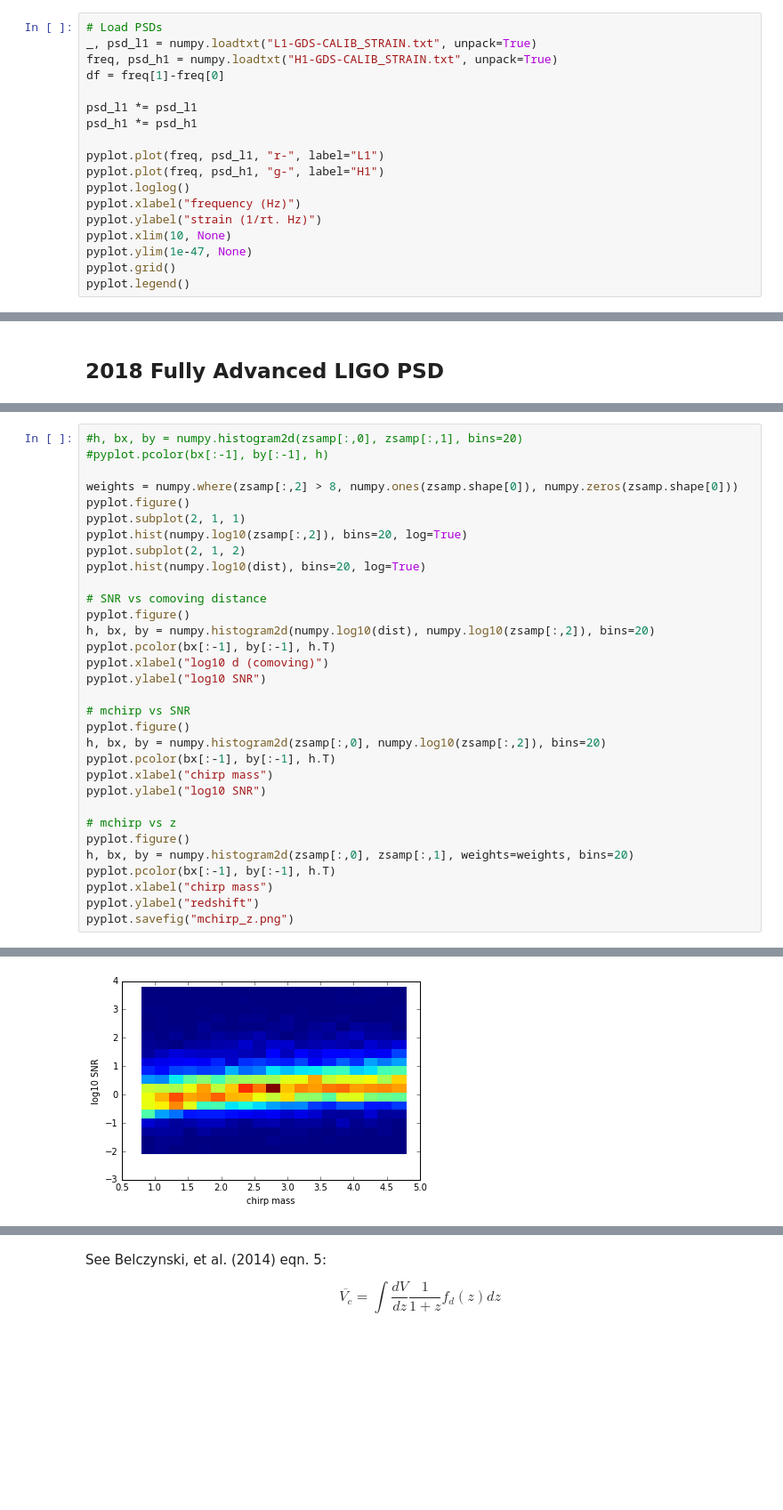
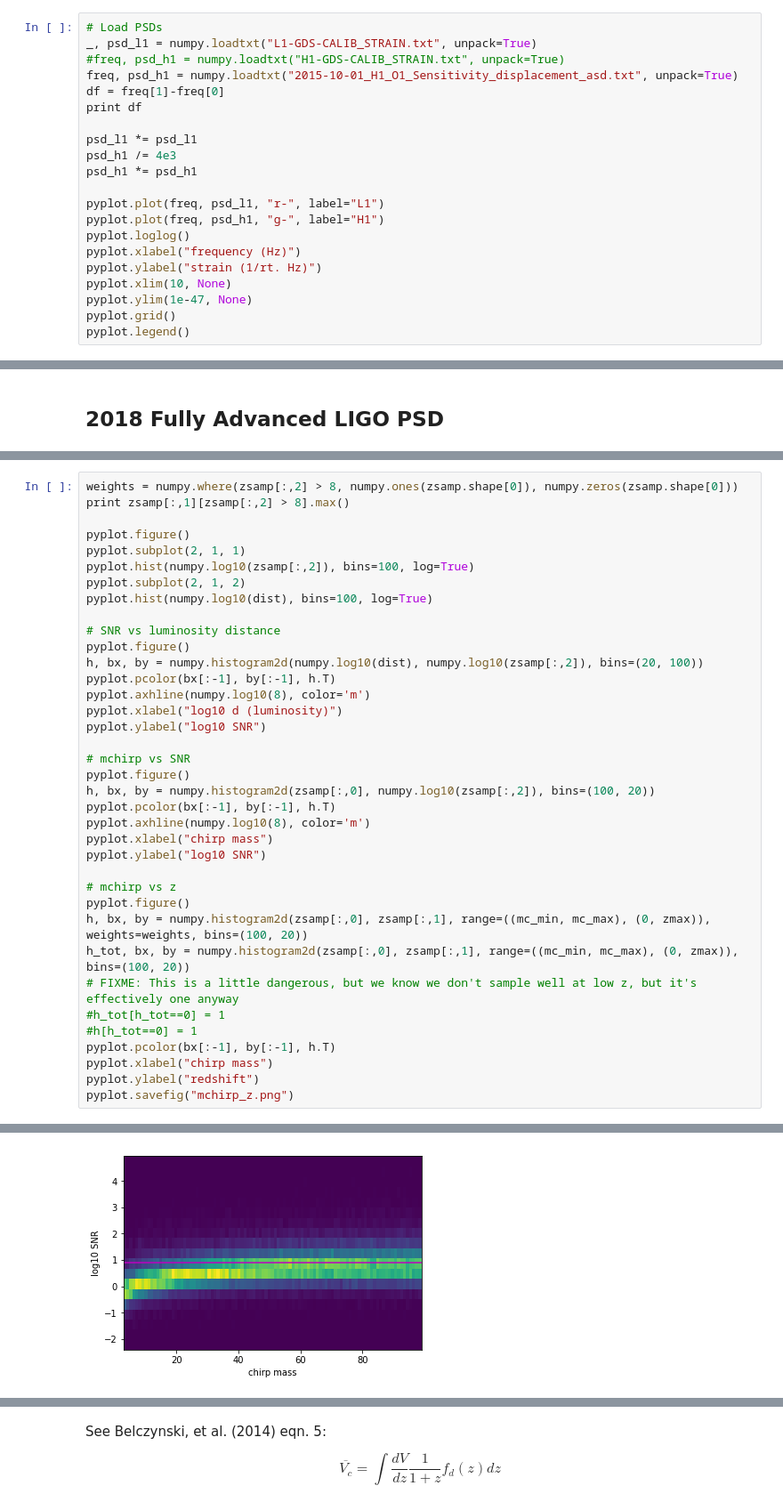
Before and after one commit to cpankow/lacc_da_tutorials, a Jupyter notebook: cosmology_horizon.ipynb, the cells around one changed output, grey strips where cells are left out. Shown: that part at 89% size. Drawn from its saved outputs; the diff is of its cells as text; blank space fills up the shorter version.

```diff
--- a/cosmology_horizon.ipynb
+++ b/cosmology_horizon.ipynb
@@ -69,10 +76,13 @@ Saving to: ‘H1-GDS-CALIB_STRAIN.txt.13’
 # %%
 # Load PSDs
 _, psd_l1 = numpy.loadtxt("L1-GDS-CALIB_STRAIN.txt", unpack=True)
-freq, psd_h1 = numpy.loadtxt("H1-GDS-CALIB_STRAIN.txt", unpack=True)
+#freq, psd_h1 = numpy.loadtxt("H1-GDS-CALIB_STRAIN.txt", unpack=True)
+freq, psd_h1 = numpy.loadtxt("2015-10-01_H1_O1_Sensitivity_displacement_asd.txt", unpack=True)
 df = freq[1]-freq[0]
+print df
 
 psd_l1 *= psd_l1
+psd_h1 /= 4e3
 psd_h1 *= psd_h1
 
 pyplot.plot(freq, psd_l1, "r-", label="L1")
@@ -169,31 +243,36 @@ zsamp, dist = sample(10000, vary_params=True)
 # %%
-#h, bx, by = numpy.histogram2d(zsamp[:,0], zsamp[:,1], bins=20)
-#pyplot.pcolor(bx[:-1], by[:-1], h)
+weights = numpy.where(zsamp[:,2] > 8, numpy.ones(zsamp.shape[0]), numpy.zeros(zsamp.shape[0]))
+print zsamp[:,1][zsamp[:,2] > 8].max()
 
-weights = numpy.where(zsamp[:,2] > 8, numpy.ones(zsamp.shape[0]), numpy.zeros(zsamp.shape[0]))
 pyplot.figure()
 pyplot.subplot(2, 1, 1)
-pyplot.hist(numpy.log10(zsamp[:,2]), bins=20, log=True)
+pyplot.hist(numpy.log10(zsamp[:,2]), bins=100, log=True)
 pyplot.subplot(2, 1, 2)
-pyplot.hist(numpy.log10(dist), bins=20, log=True)
+pyplot.hist(numpy.log10(dist), bins=100, log=True)
 
-# SNR vs comoving distance
+# SNR vs luminosity distance
 pyplot.figure()
-h, bx, by = numpy.histogram2d(numpy.log10(dist), numpy.log10(zsamp[:,2]), bins=20)
+h, bx, by = numpy.histogram2d(numpy.log10(dist), numpy.log10(zsamp[:,2]), bins=(20, 100))
 pyplot.pcolor(bx[:-1], by[:-1], h.T)
-pyplot.xlabel("log10 d (comoving)")
+pyplot.axhline(numpy.log10(8), color='m')
+pyplot.xlabel("log10 d (luminosity)")
 pyplot.ylabel("log10 SNR")
 
 # mchirp vs SNR
 pyplot.figure()
-h, bx, by = numpy.histogram2d(zsamp[:,0], numpy.log10(zsamp[:,2]), bins=20)
+h, bx, by = numpy.histogram2d(zsamp[:,0], numpy.log10(zsamp[:,2]), bins=(100, 20))
 pyplot.pcolor(bx[:-1], by[:-1], h.T)
+pyplot.axhline(numpy.log10(8), color='m')
 pyplot.xlabel("chirp mass")
 pyplot.ylabel("log10 SNR")
 
 # mchirp vs z
 pyplot.figure()
-h, bx, by = numpy.histogram2d(zsamp[:,0], zsamp[:,1], weights=weights, bins=20)
+h, bx, by = numpy.histogram2d(zsamp[:,0], zsamp[:,1], range=((mc_min, mc_max), (0, zmax)), weights=weights, bins=(100, 20))
+h_tot, bx, by = numpy.histogram2d(zsamp[:,0], zsamp[:,1], range=((mc_min, mc_max), (0, zmax)), bins=(100, 20))
+# FIXME: This is a little dangerous, but we know we don't sample well at low z, but it's effectively one anyway
+#h_tot[h_tot==0] = 1
+#h[h_tot==0] = 1
 pyplot.pcolor(bx[:-1], by[:-1], h.T)
 pyplot.xlabel("chirp mass")
 pyplot.ylabel("redshift")
@@ -204 +284 @@ pyplot.savefig("mchirp_z.png")
-[figure, old version]
+[figure, new version]
```
Also changed, not shown: parts of 15 cells of this notebook.
